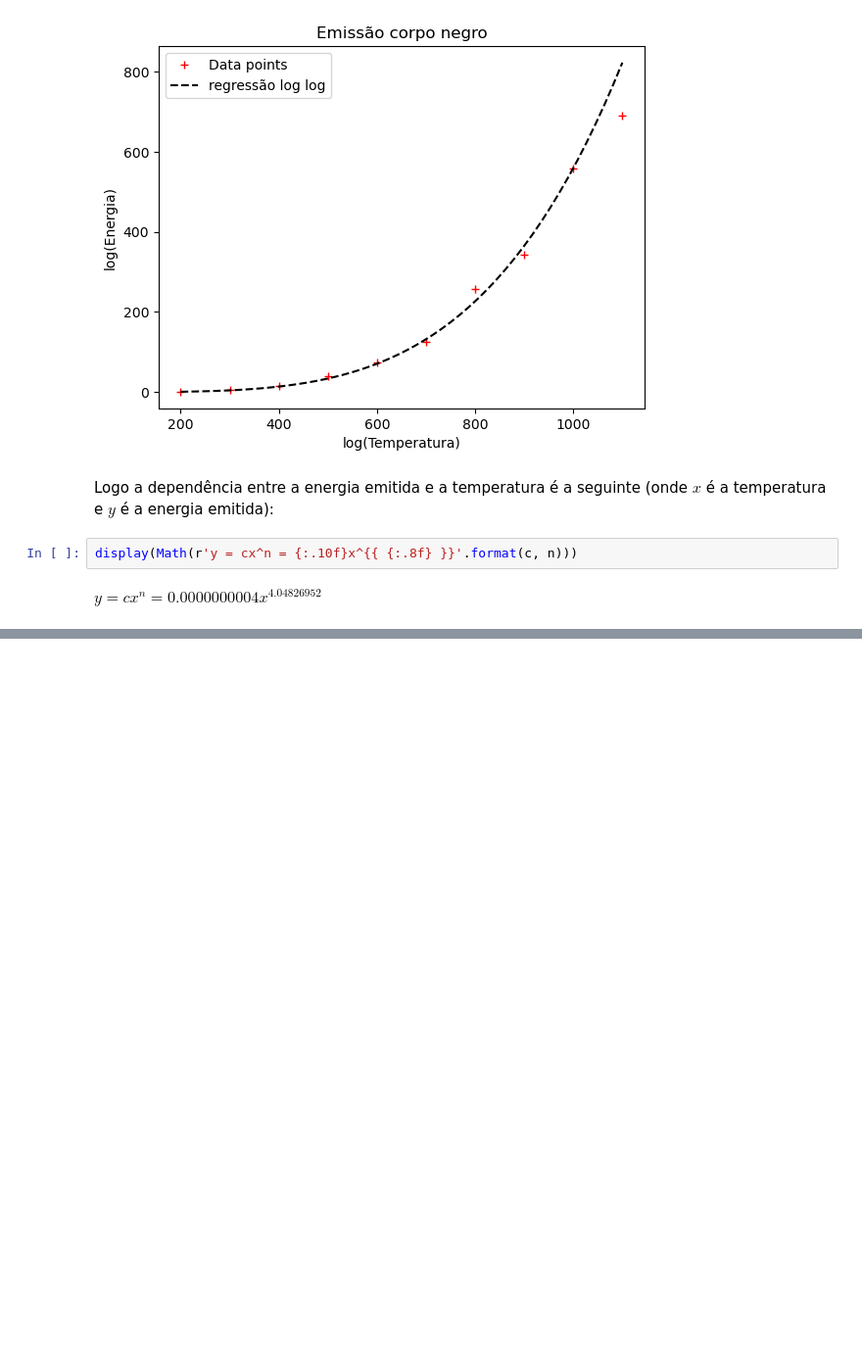
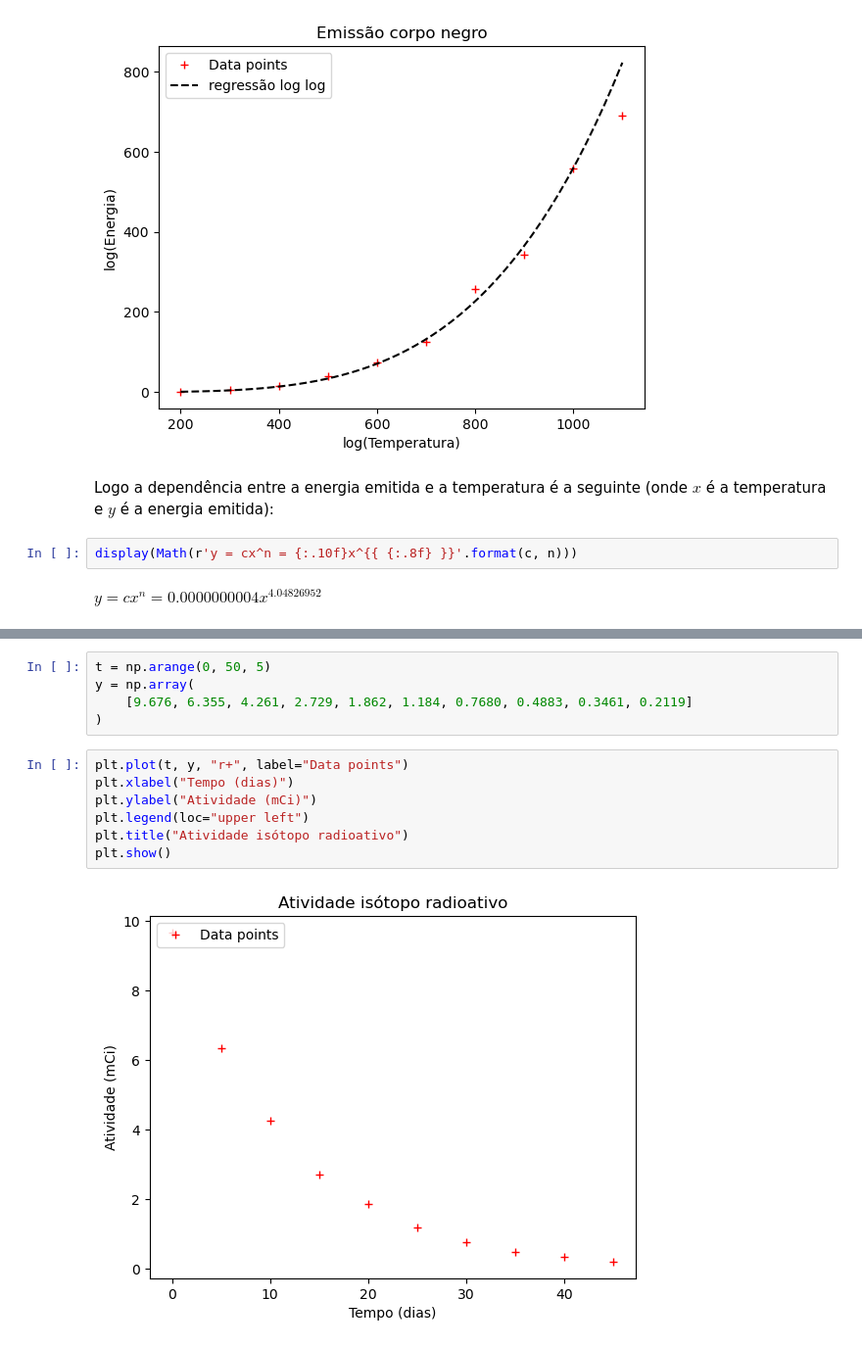
Before and after one commit to JCapucho/universidade, a Jupyter notebook: MSF/aula02/guião.ipynb, the cells around one changed output, grey strips where cells are left out. Shown at 98% size. Drawn from its saved outputs; the diff is of its cells as text; blank space fills up the shorter version.

```diff
--- a/MSF/aula02/guião.ipynb
+++ b/MSF/aula02/guião.ipynb
@@ -428,0 +440,14 @@ $\displaystyle y = cx^n = 0.0000000004x^{ 4.04826952 }$
+# %%
+t = np.arange(0, 50, 5)
+y = np.array(
+    [9.676, 6.355, 4.261, 2.729, 1.862, 1.184, 0.7680, 0.4883, 0.3461, 0.2119]
+)
+# %%
+plt.plot(t, y, "r+", label="Data points")
+plt.xlabel("Tempo (dias)")
+plt.ylabel("Atividade (mCi)")
+plt.legend(loc="upper left")
+plt.title("Atividade isótopo radioativo")
+plt.show()
+# %% [output]
+[figure, added]
```
Also changed, not shown: parts of 13 cells of this notebook.
